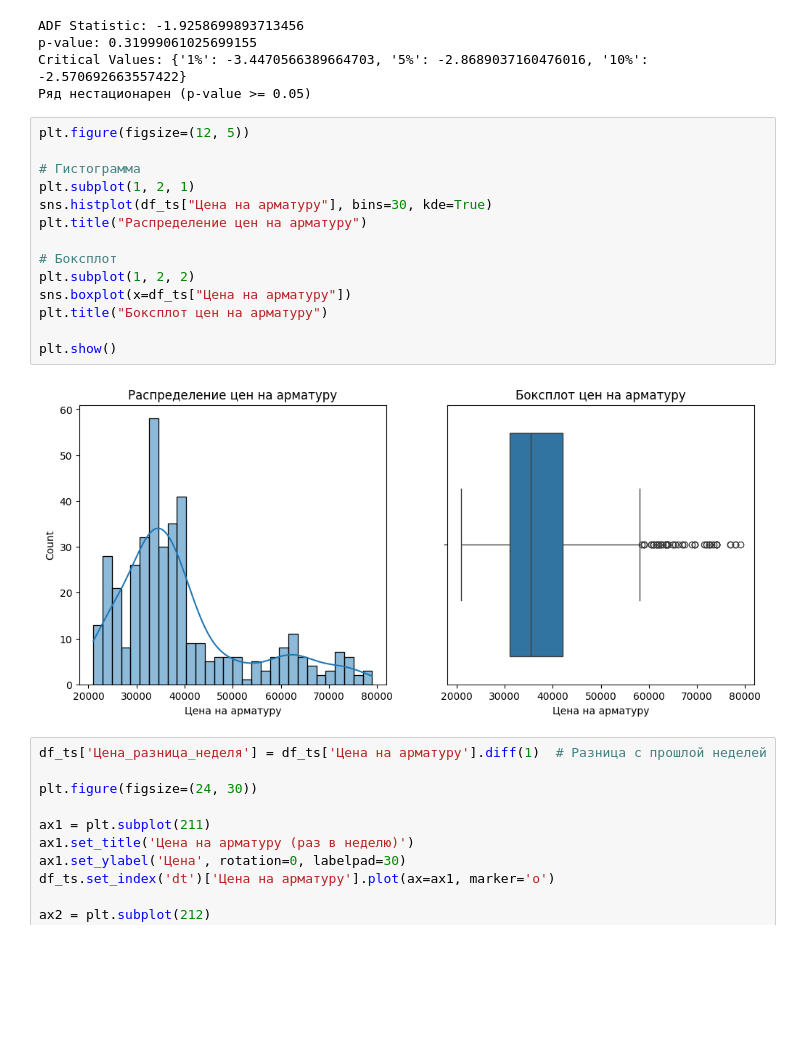
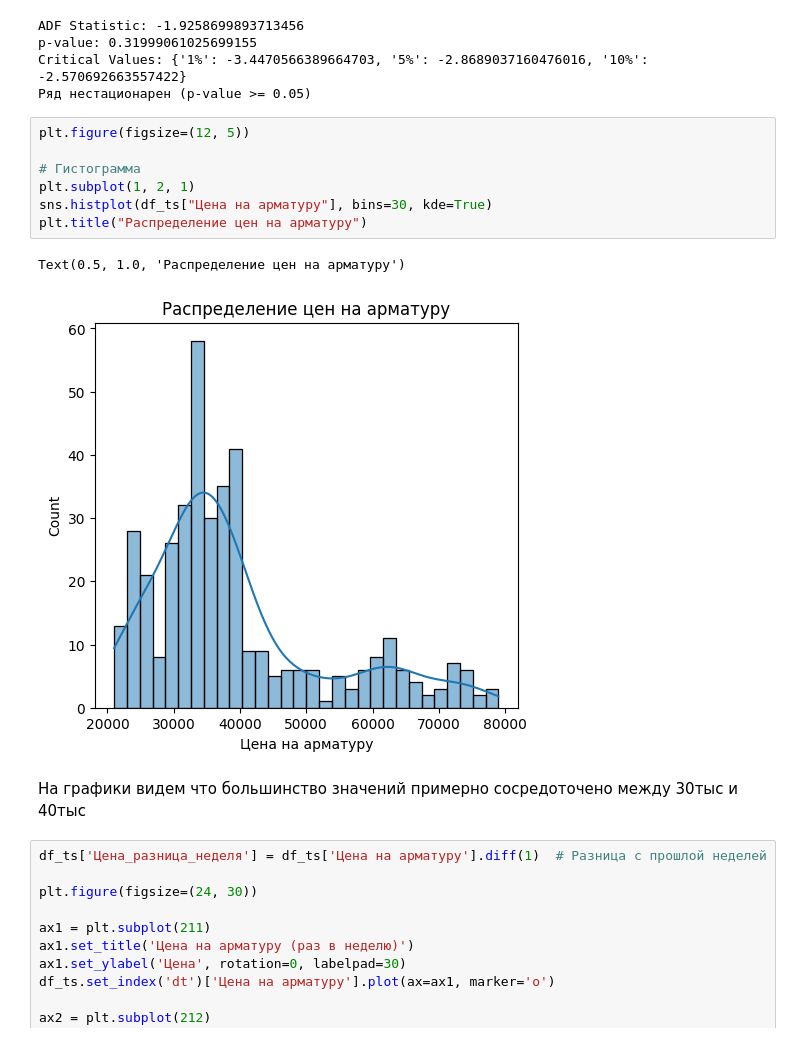
Before and after one commit to Klop4ikk/3int, a Jupyter notebook: Итоговая работа/train.ipynb, the cells around one changed output. Saved outputs shown, nothing was run; the diff lists cells and outputs as text; blank space fills up the shorter version.

```diff
--- a/Итоговая работа/train.ipynb
+++ b/Итоговая работа/train.ipynb
@@ -269,19 +247,15 @@ Critical Values: {'1%': -3.4470566389664703, '5%': -2.8689037160476016, '10%': -
 # %%
 plt.figure(figsize=(12, 5))
 
 # Гистограмма
 plt.subplot(1, 2, 1)
 sns.histplot(df_ts["Цена на арматуру"], bins=30, kde=True)
 plt.title("Распределение цен на арматуру")
-
-# Боксплот
-plt.subplot(1, 2, 2)
-sns.boxplot(x=df_ts["Цена на арматуру"])
-plt.title("Боксплот цен на арматуру")
-
-plt.show()
 # %% [output]
+Text(0.5, 1.0, 'Распределение цен на арматуру')
-[figure, old version]
+[figure, new version]
+# %% [markdown]
+На графики видем что большинство значений  примерно сосредоточено между 30тыс и 40тыс
 # %%
 df_ts['Цена_разница_неделя'] = df_ts['Цена на арматуру'].diff(1)  # Разница с прошлой неделей
 
```
Also changed, not shown: parts of 27 cells of this notebook.
